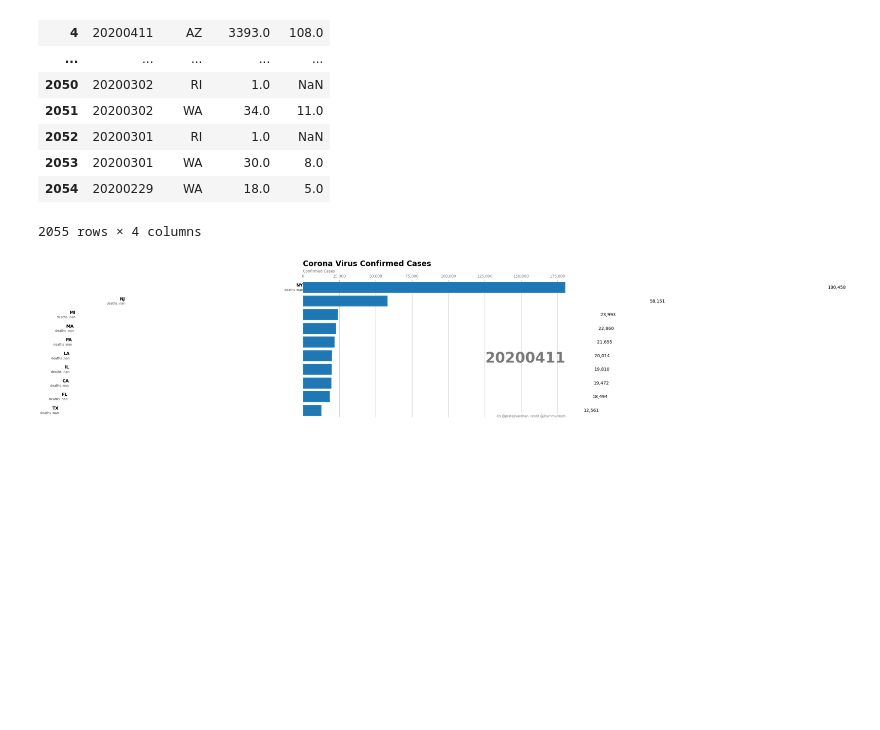
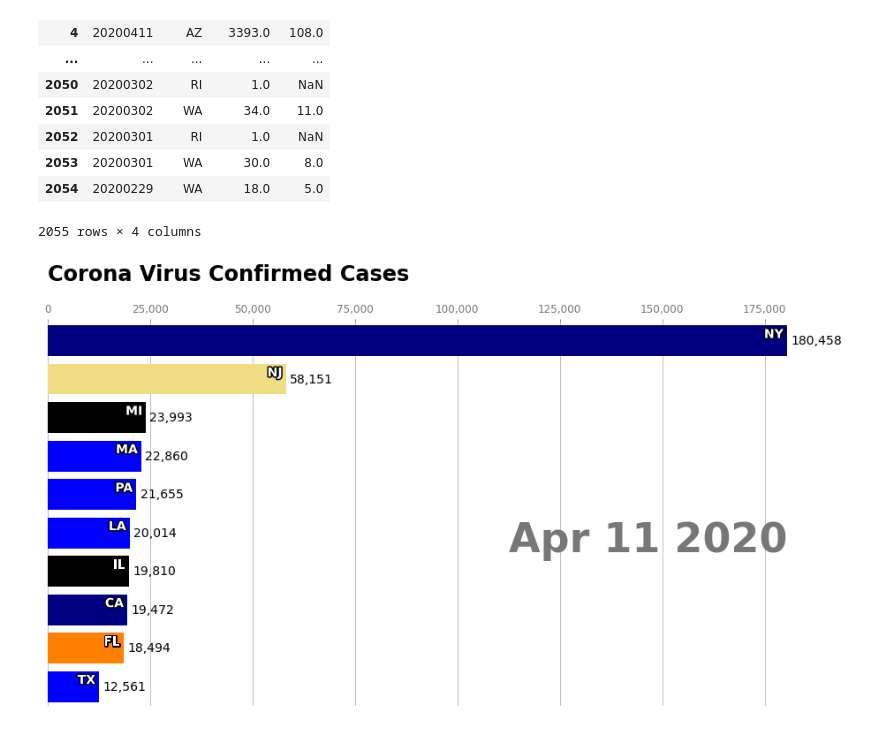
Before and after one commit to mike-eiden/DataVizFinalProject, a Jupyter notebook: chart_notebook.ipynb, the cells around one changed output. Drawn from its saved outputs; the diff is of its cells as text; code cells hidden in the pictures; blank space fills up the shorter version.

Commit message:
working chart race

```diff
--- a/chart_notebook.ipynb
+++ b/chart_notebook.ipynb
@@ -22,39 +24,40 @@ df.head(-1)
 | 2053 | 20200301 | WA | 30.0 | 8.0 |
 | 2054 | 20200229 | WA | 18.0 | 5.0 |
 2055 rows × 4 columns
-# %%
-colors = dict(zip(
-    ["AK", "AL", "AR", "AS", "AZ", "TX"],
-    ["#adb0ff", "#ffb3ff", "#90d595", "#e48381", "#aafbff", "#aafbff"]
-))
-group_lk = df.set_index('state')['death'].to_dict()
+# %%
+colors = dict(zip(
+    ["AL",      "AK",      "AS",       "AZ",      "AR",      "CA",      "CO",      "CT",      "DE",      "FL",      "GA",      "HI",      "ID",       "IL",      "IN",      "IA",      "KS",      "KY",      "LA",      "ME",      "MD",      "MA",       "MI",       "MN",      "MS",      "MO",      "MT",      "NE",      "NV",      "NH",      "NJ",      "NM",      "NY",      "NC",      "ND",      "OH",      "OK",      "OR",       "PA",       "RI",      "SC",      "SD",      "TN",      "TX",       "UT",       "VT",      "VA",      "WA",      "WV",      "WI",      "WY"],
+    ["#ff0000", "#000000", "#000000", "#16256b", "#000000",  "#000080", "#000000", "#000000", "#71a1a0", "#FF7F00", "#FF0000", "#f00c0f", "#ff0000", "#000000", "#0000ff", "#000000", "#000000", "#000000", "#0000ff", "#000000", "#ff0000", "#0000ff", "#000000",  "#800080", "#000000", "#000000", "#000000", "#000000", "#C0C0C0", "#ffa500", "#F0DC82", "#ff0000", "#000080", "#ff0000", "#000000", "#ff0000", "#008000", "#000080", "#0000ff", "#000000", "#00416A", "#000080", "#FF7F00", "#0000ff", "#FFCC33", "#006400", "#000000", "#000000", "#CFB53B", "#adb0ff", "#a52a2a"]
+))
 # %%
 fig, ax = plt.subplots(figsize=(15, 8))
 
 def draw_barchart(date):
+    d = datetime.date(year=int(str(date)[0:4]), month=int(str(date)[4:6]), day=int(str(date)[6:8]))
     dff = df[df['date'].eq(date)].sort_values(by='positive', ascending=True).tail(10)
     ax.clear()
-    ax.barh(dff['state'], dff['positive'])#,  color=[colors[group_lk[x]] for x in dff['state']])
-    dx = dff['positive'].max()
+    state = dff['state']
+    ax.barh(dff['state'], dff['positive'],  color=[colors[x] for x in state])
+    dx = dff['positive'].max() / 200
     for i, (value, name) in enumerate(zip(dff['positive'], dff['state'])):
-        ax.text(value-dx, i,     name,           size=14, weight=600, ha='right', va='bottom')
-        ax.text(value-dx, i-.25, "deaths :" + str(group_lk[name]), size=10, color='#444444', ha='right', va='baseline')
+        ax.text(value-dx, i,     name,           size=14, weight=600, ha='right', va='bottom', color="#ffffff").set_path_effects([PathEffects.withStroke(linewidth=3, foreground='black')])
+        #ax.text(value-dx, i-.25, "deaths :" + str(group_lk[name]), size=10, color='#444444', ha='right', va='baseline')
         ax.text(value+dx, i,     f'{value:,.0f}',  size=14, ha='left',  va='center')
-    ax.text(1, 0.4, date, transform=ax.transAxes, color='#777777', size=46, ha='right', weight=800)
-    ax.text(0, 1.06, 'Confirmed Cases', transform=ax.transAxes, size=12, color='#777777')
+    ax.text(1, 0.4, d.strftime("%b %d %Y"), transform=ax.transAxes, color='#777777', size=46, ha='right', weight=800)
+    #ax.text(0, 1.06, 'Confirmed Cases', transform=ax.transAxes, size=12, color='#777777')
     ax.xaxis.set_major_formatter(ticker.StrMethodFormatter('{x:,.0f}'))
     ax.xaxis.set_ticks_position('top')
     ax.tick_params(axis='x', colors='#777777', labelsize=12)
     ax.set_yticks([])
     ax.margins(0, 0.01)
     ax.grid(which='major', axis='x', linestyle='-')
     ax.set_axisbelow(True)
     ax.text(0, 1.15, 'Corona Virus Confirmed Cases',
             transform=ax.transAxes, size=24, weight=600, ha='left', va='top')
-    ax.text(1, 0, 'by @pratapvardhan; credit @jburnmurdoch', transform=ax.transAxes, color='#777777', ha='right',
-            bbox=dict(facecolor='white', alpha=0.8, edgecolor='white'))
+    # ax.text(1, 0, 'by @pratapvardhan; credit @jburnmurdoch', transform=ax.transAxes, color='#777777', ha='right',
+    #         bbox=dict(facecolor='white', alpha=0.8, edgecolor='white'))
     plt.box(False)
 
 draw_barchart(20200411)
 # %% [output]
-[figure, old version]
+[figure, new version]
```
Also changed, not shown: parts of 2 cells of this notebook, 1 other file.
